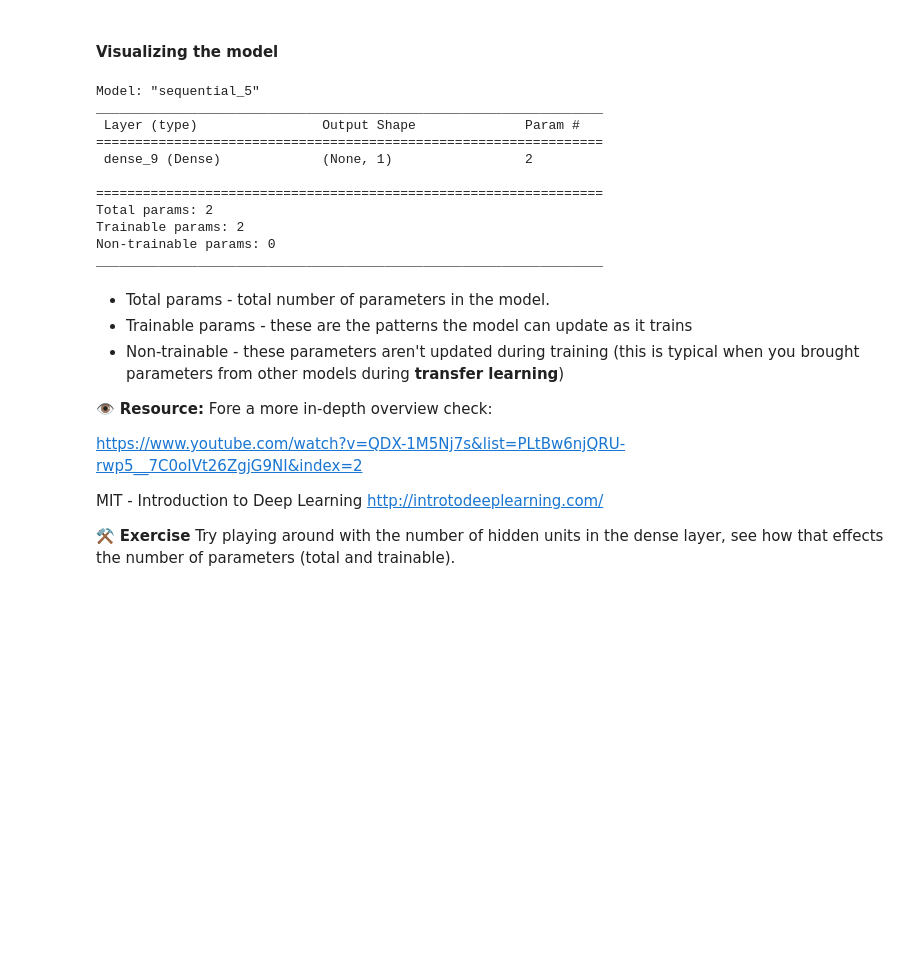
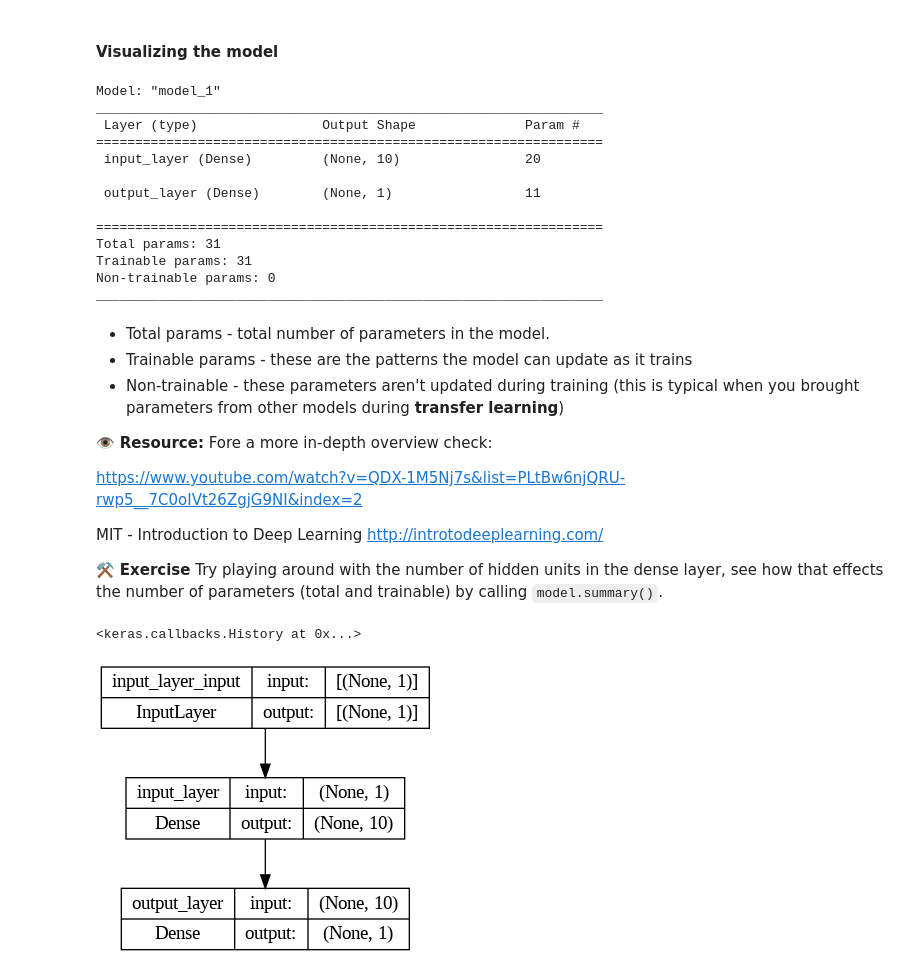
Before and after one commit to alvarohernandezalt/TF_ZTO_GoogleEXAM, a Jupyter notebook: 01_neural_network_regression.ipynb, the cells around one changed output. Drawn from its saved outputs; the diff is of its cells as text; code cells hidden in the pictures; blank space fills up the shorter version.

```diff
--- a/01_neural_network_regression.ipynb
+++ b/01_neural_network_regression.ipynb
@@ -386,8 +386,9 @@ tf.random.set_seed(42)
 
 # 1. Create a model
 model = tf.keras.Sequential([
-    tf.keras.layers.Dense(1, input_shape=[1])
-])
+    tf.keras.layers.Dense(10, input_shape=[1], name='input_layer'),
+    tf.keras.layers.Dense(1, name='output_layer')
+], name="model_1")
 
 # Compile the model
 model.compile(loss=tf.keras.losses.mae,
@@ -396,15 +397,17 @@ model.compile(loss=tf.keras.losses.mae,
 # %%
 model.summary()
 # %% [output]
-Model: "sequential_5"
+Model: "model_1"
 _________________________________________________________________
  Layer (type)                Output Shape              Param #
 =================================================================
- dense_9 (Dense)             (None, 1)                 2
+ input_layer (Dense)         (None, 10)                20
+
+ output_layer (Dense)        (None, 1)                 11
 
 =================================================================
-Total params: 2
-Trainable params: 2
+Total params: 31
+Trainable params: 31
 Non-trainable params: 0
 _________________________________________________________________
 # %% [markdown]
@@ -419,4 +422,15 @@ https://www.youtube.com/watch?v=QDX-1M5Nj7s&list=PLtBw6njQRU-rwp5__7C0oIVt26ZgjG
 MIT - Introduction to Deep Learning
 http://introtodeeplearning.com/
 
-⚒️ **Exercise** Try playing around with the number of hidden units in the dense layer, see how that effects the number of parameters (total and trainable).
+⚒️ **Exercise** Try playing around with the number of hidden units in the dense layer, see how that effects the number of parameters (total and trainable) by calling `model.summary()`.
+# %%
+# Let`s fit our model to the training data
+model.fit(tf.expand_dims(X_train, axis=-1), y_train, epochs=100, verbose=0)
+# %% [output]
+<keras.callbacks.History at 0x...>
+# %%
+from tensorflow.keras.utils import plot_model
+
+plot_model(model=model, show_shapes=True)
+# %% [output]
+[figure, added]
```
